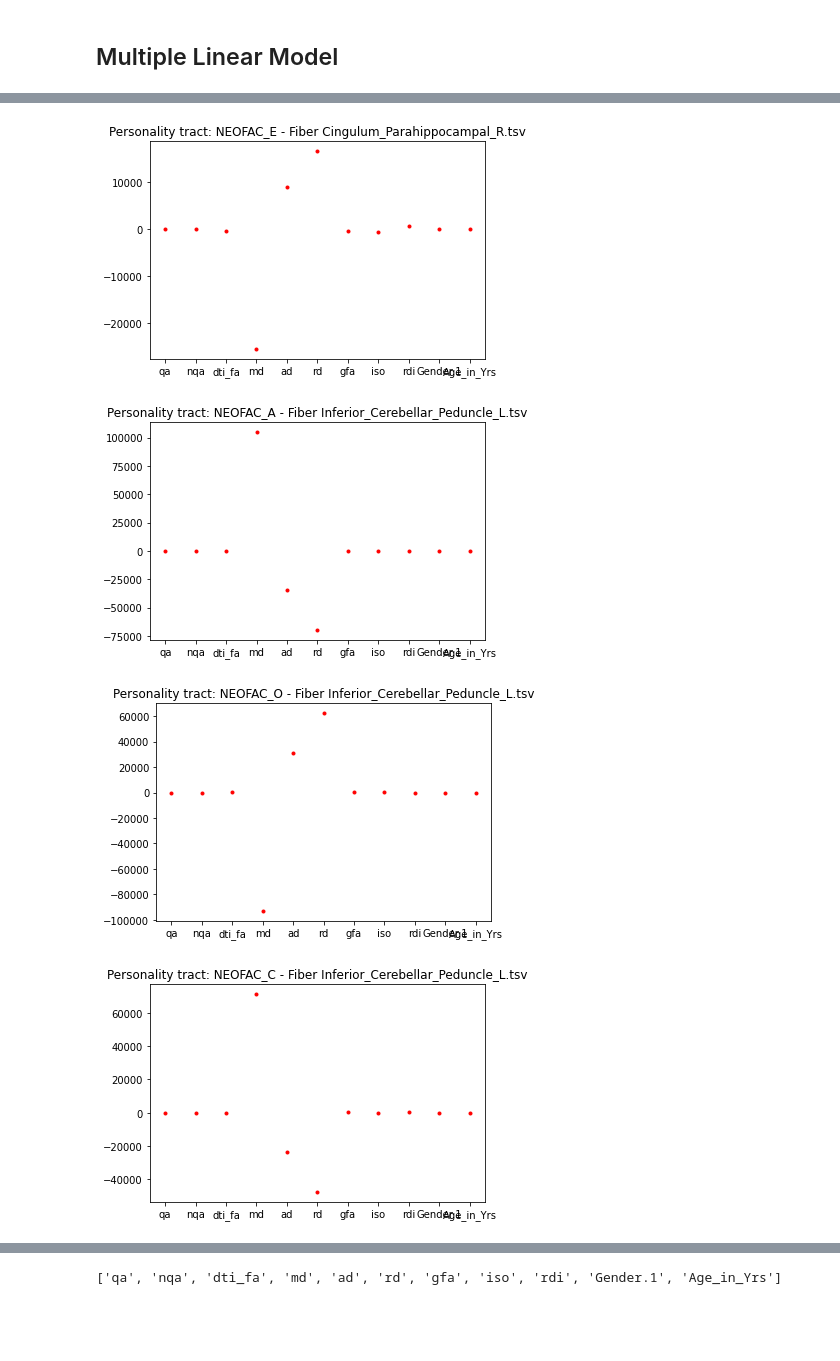
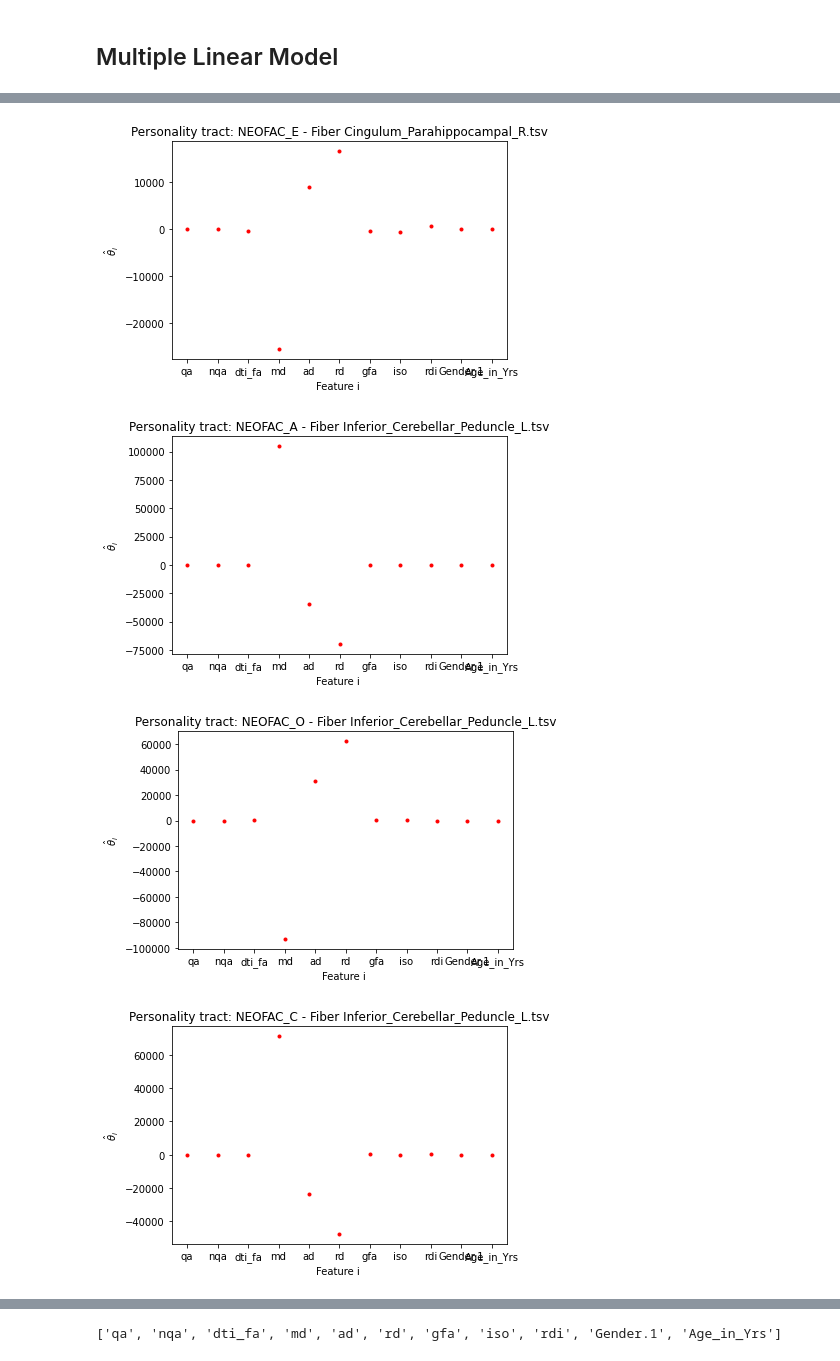
Before and after one commit to benedetta-mariani/BrainHack-Padova-2020, a Jupyter notebook: BrainHack_Padova.ipynb, the cells around one changed output, grey strips where cells are left out. Cells and saved outputs as stored; diff of their text form; code cells hidden in the pictures; blank space fills up the shorter version.

```diff
--- a/BrainHack_Padova.ipynb
+++ b/BrainHack_Padova.ipynb
@@ -38,6 +49,6 @@ df[col[30:]].head()
 # %%
-diff_labels = df.columns[df.columns.tolist().index("qa"):df.columns.tolist().index("rdi") + 1].tolist()
-pers_labels = df.columns[df.columns.tolist().index("NEOFAC_A"):df.columns.tolist().index("NEOFAC_E") + 1].tolist()
+diff_labels = example.columns[example.columns.tolist().index("qa"):example.columns.tolist().index("rdi") + 1].tolist()
+pers_labels = example.columns[example.columns.tolist().index("NEOFAC_A"):example.columns.tolist().index("NEOFAC_E") + 1].tolist()
 diff_labels, pers_labels
 
 
@@ -79,8 +92,8 @@ xs = []
 for file in sorted(os.listdir()):
   if "tsv" in file:
     fd = pd.read_csv(file, sep =  '\t', index_col = 0)
-    for s in pers_labels:
-      for l in diff_labels:
+    for s in diff_labels:
+      for l in pers_labels:
         x = fd[s]
         idx = np.where(np.isnan(x))
         y = fd[l]
@@ -92,7 +105,7 @@ for file in sorted(os.listdir()):
         pval.append(ls.pvalues[1])
         coef.append(ls.params[1])
         intercept.append(ls.params[0])
-        xs.append(x)
         features.append([file,s,l])
+        # here make a dictionary
 # %%
 files = np.array(features)[np.array(pval) < 0.0005]
@@ -114,8 +128,8 @@ len(files)
 # %%
 for r in range(len(files)):
   f = files[r][0]
-  l = files[r][1]
-  s = files[r][2]
+  s = files[r][1]
+  l = files[r][2]
   fd = pd.read_csv(f, sep =  '\t', index_col = 0)
   x = fd[s]
   y = fd[l]
@@ -209,23 +219,23 @@ for i in ins:
 # %% [markdown]
 ## Multiple Linear Model
 # %%
-def ordinary_least_squares(X, y):
+def ordinary_least_squares(Xc, y):
 
   """
-  Function that computes OLS analytically!
+  Function that computes OLS analytically
 
-  NB: to take into account also an intercept, a constant vector of 1 needs to be included in X.
+  NB: to take into account also an intercept, a constant vector of 1 needs to be included in Xc.
   then theta_hat will contain both the results for the intercept and the result for the coefficients
 
-  NB: this method assumes that the theta_hat found is a minimum. To prove it, one needs
-  to differentiate once more to obtain the Hessian matrix and show that it is positive definite.
-  So in general, it is better to use the python's methods:
-
+  Equivalent to python functions:
+  from sklearn.linear_model import LinearRegression
   model = LinearRegression()
-  model.fit(X,y) or
+  model.fit(X,y)
+  or
+  from statsmodels.regression import linear_model as sm
   sm.OLS(y,Xc).fit()
 
-  X (ndarray): design matrix of shape (n_samples, n_regressors)
+  Xc (ndarray): design matrix of shape (n_samples, n_regressors)
   y (ndarray): vector of measurements of shape (n_samples)
   Returns:
   ndarray: estimated parameter values of shape (n_regressors)
@@ -233,7 +243,7 @@ def ordinary_least_squares(X, y):
 
 
   # Compute theta_hat using OLS
-  theta_hat = np.linalg.inv(X.T @ X) @ X.T @ y
+  theta_hat = np.linalg.inv(Xc.T @ Xc) @ Xc.T @ y
 
   return theta_hat
 # %%
@@ -274,6 +284,8 @@ for r in range(len(files)):
     plt.figure()
     plt.title('Personality tract: %s - Fiber %s' %(t,f))
     plt.plot(model.coef_, 'r.')
+    plt.xlabel('Feature i ')
+    plt.ylabel(r'$\hat{\theta}_i$')
     plt.xticks(np.arange(0,len(col),1), labels = col)
 # %% [output]
 Tract Cingulum_Parahippocampal_R.tsv
@@ -285,4 +297,4 @@ Tract Inferior_Cerebellar_Peduncle_L.tsv
-[figure, old version]
+[figure, new version]
-[figure, old version]
+[figure, new version]
-[figure, old version]
+[figure, new version]
-[figure, old version]
+[figure, new version]
```
Also changed, not shown: parts of 49 cells of this notebook.
